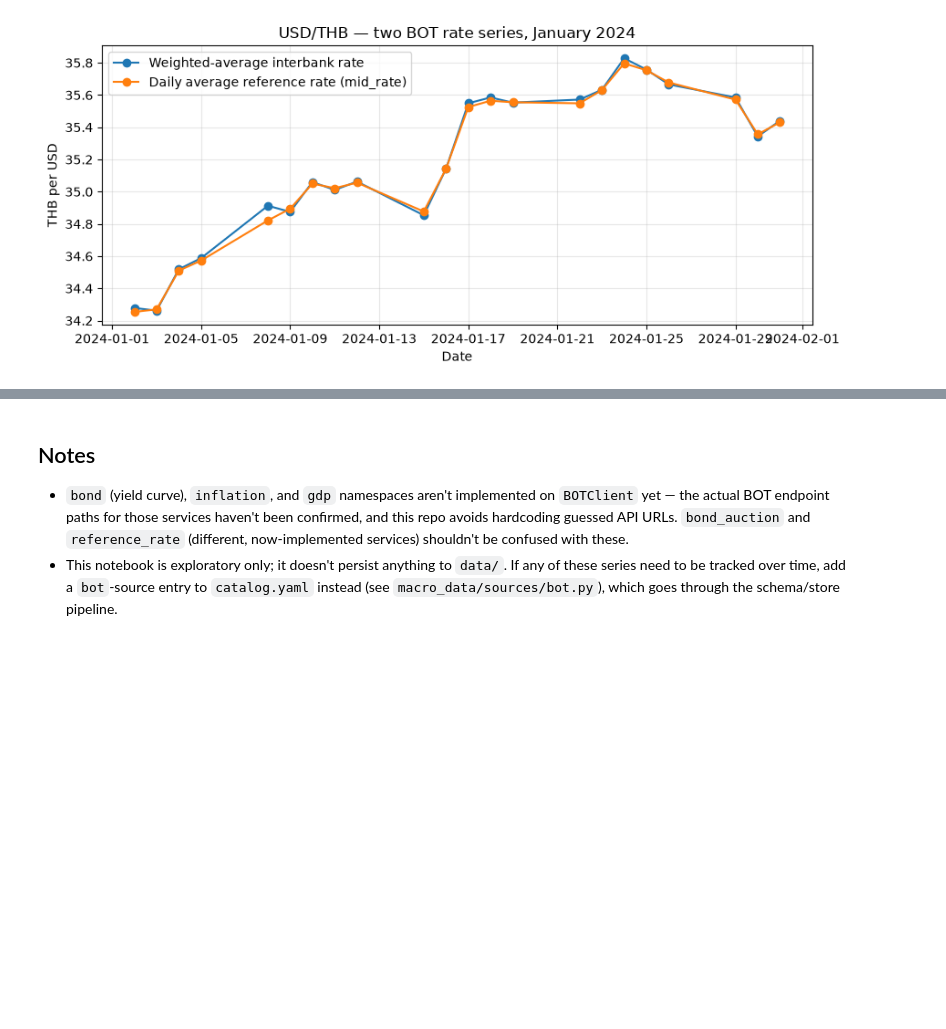
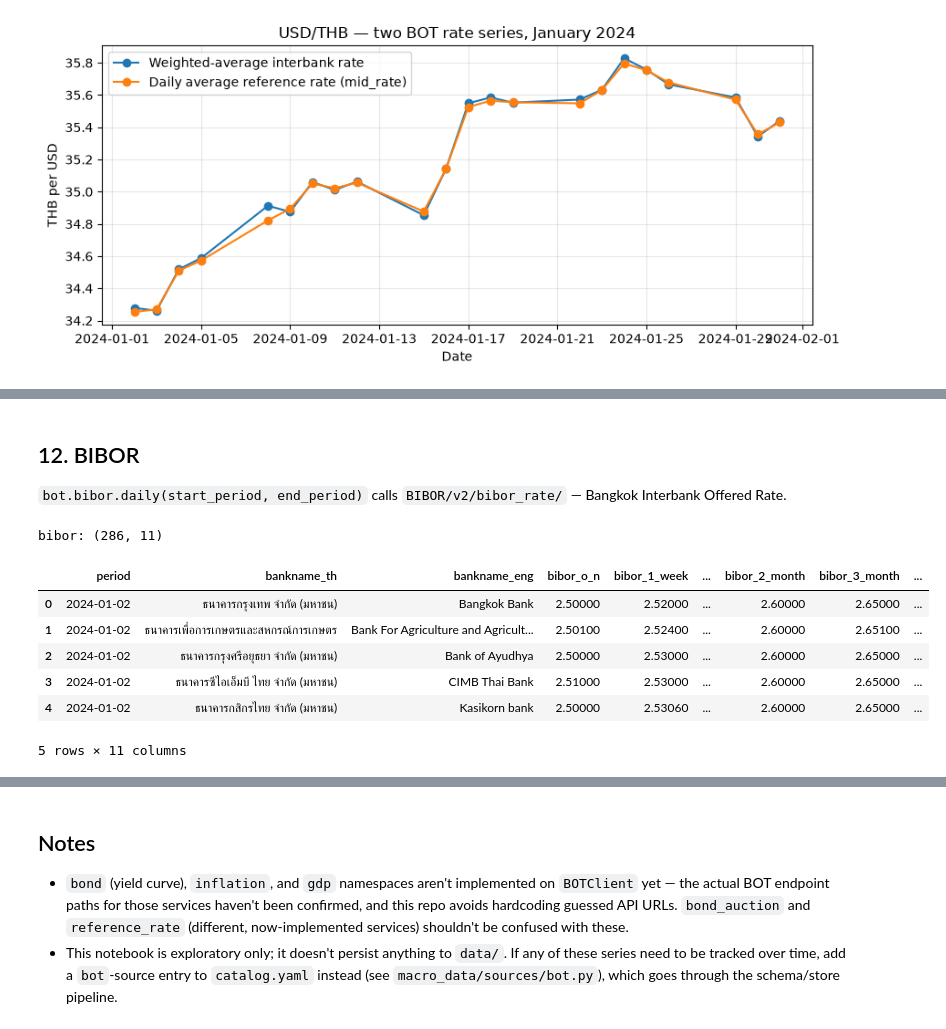
Before and after one commit to thatbeer/macro_data, a Jupyter notebook: notebooks/BOT_query.ipynb, the cells around one changed output, grey strips where cells are left out. Saved outputs shown, nothing was run; the diff lists cells and outputs as text; code cells hidden in the pictures; blank space fills up the shorter version.

Commit message:
Add 8 new BOT interest-rate-plan endpoints to BOT_query.ipynb

```diff
--- a/notebooks/BOT_query.ipynb
+++ b/notebooks/BOT_query.ipynb
@@ -187,0 +283,17 @@ plt.tight_layout()
+# %% [markdown]
+## 12. BIBOR
+
+`bot.bibor.daily(start_period, end_period)` calls `BIBOR/v2/bibor_rate/` — Bangkok Interbank Offered Rate.
+# %%
+bibor = bot.bibor.daily("2024-01-01", "2024-01-31")
+print("bibor:", bibor.shape)
+bibor.head()
+# %% [output]
+bibor: (286, 11)
+|  | period | bankname_th | bankname_eng | bibor_o_n | bibor_1_week | ... | bibor_2_month | bibor_3_month | ... |
+| 0 | 2024-01-02 | ธนาคารกรุงเทพ จำกัด (มหาชน) | Bangkok Bank | 2.50000 | 2.52000 | ... | 2.60000 | 2.65000 | ... |
+| 1 | 2024-01-02 | ธนาคารเพื่อการเกษตรและสหกรณ์การเกษตร | Bank For Agriculture and Agricult... | 2.50100 | 2.52400 | ... | 2.60000 | 2.65100 | ... |
+| 2 | 2024-01-02 | ธนาคารกรุงศรีอยุธยา จำกัด (มหาชน) | Bank of Ayudhya | 2.50000 | 2.53000 | ... | 2.60000 | 2.65000 | ... |
+| 3 | 2024-01-02 | ธนาคารซีไอเอ็มบี ไทย จำกัด (มหาชน) | CIMB Thai Bank | 2.51000 | 2.53000 | ... | 2.60000 | 2.65000 | ... |
+| 4 | 2024-01-02 | ธนาคารกสิกรไทย จำกัด (มหาชน) | Kasikorn bank | 2.50000 | 2.53060 | ... | 2.60000 | 2.65000 | ... |
+5 rows × 11 columns
```
Also changed, not shown: parts of 14 cells of this notebook, 1 other file.
